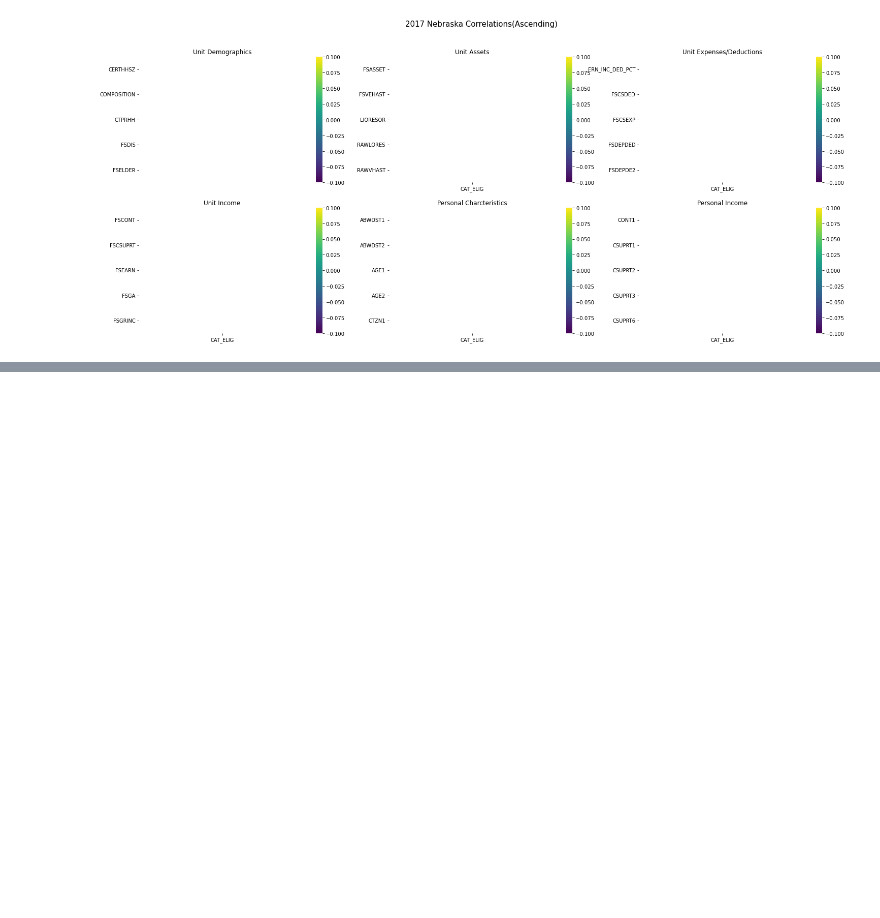
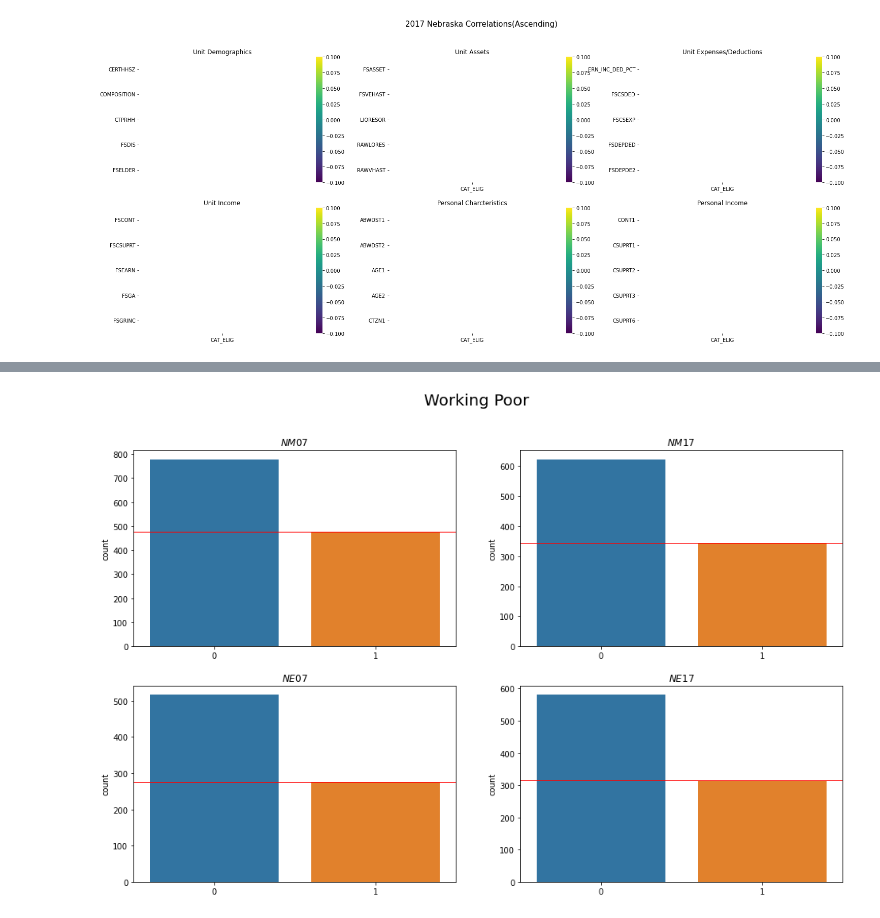
Before and after one commit to terraGIStics/SNAP-Project, a Jupyter notebook: Jupyter Notebook/2_Correlations.ipynb, the cells around one changed output, grey strips where cells are left out. Drawn from its saved outputs; the diff is of its cells as text; code cells hidden in the pictures; blank space fills up the shorter version.

```diff
--- a/Jupyter Notebook/2_Correlations.ipynb
+++ b/Jupyter Notebook/2_Correlations.ipynb
@@ -307,0 +395,4 @@ plt.savefig('C:/Users/Casey/Desktop/SNAP/Images/Correlations/corrA_ne17.png');
+# %%
+plot_features('WRK_POOR','wrk_pr',"Working Poor")
+# %% [output]
+[figure, added]
```
Also changed, not shown: parts of 20 cells of this notebook, 23 other files.
